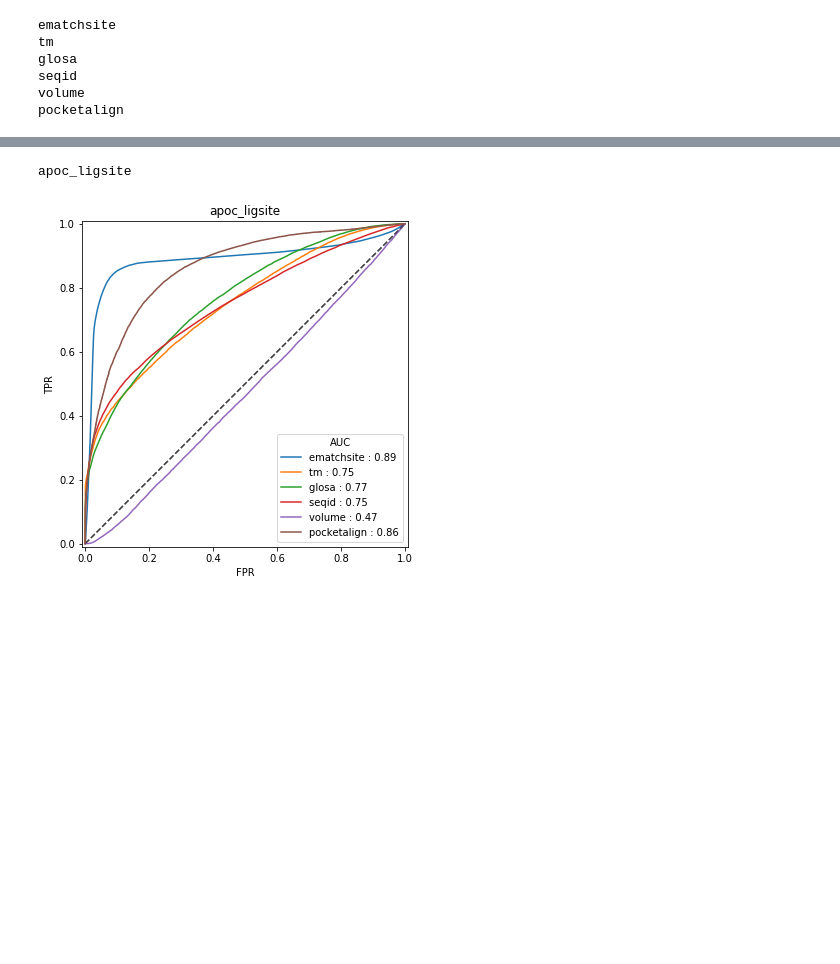
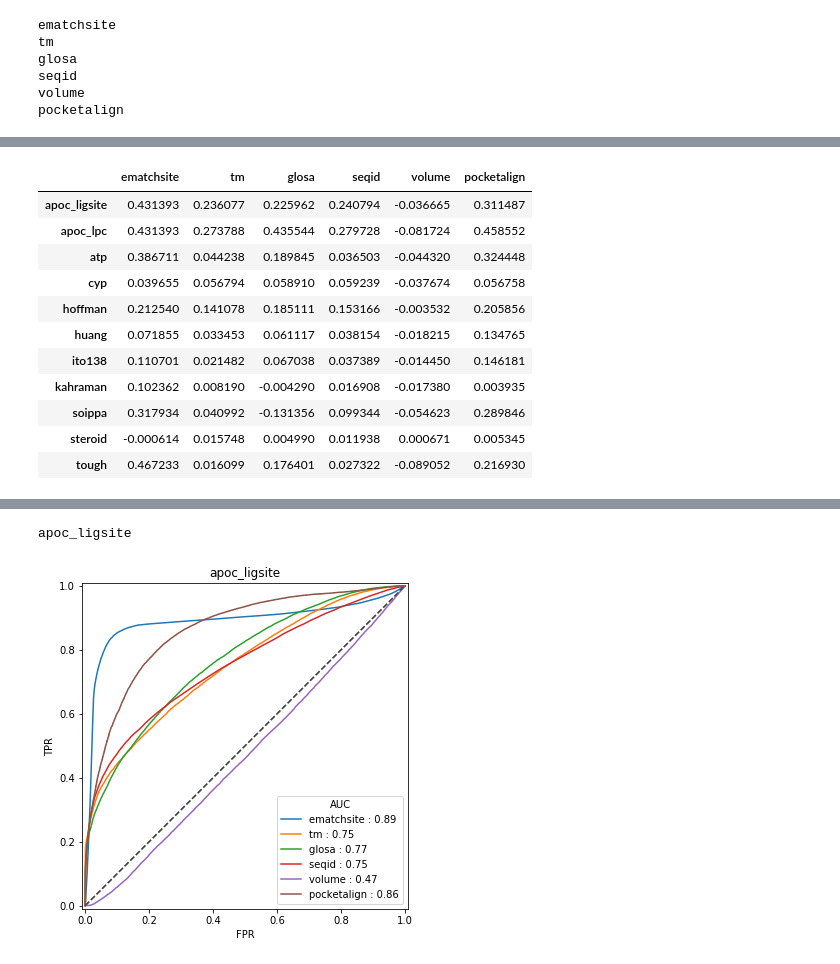
Before and after one commit to CSBG-LSU/Datasets-For-Pocket-Matching, a Jupyter notebook: auc_spider.ipynb, the cells around one changed output, grey strips where cells are left out. Drawn from its saved outputs; the diff is of its cells as text; code cells hidden in the pictures; blank space fills up the shorter version.

```diff
--- a/auc_spider.ipynb
+++ b/auc_spider.ipynb
@@ -3,24 +3,0 @@ import os
-# %%
-data_dir = "data/"
-import os
-
-failed = []
-for fn in os.listdir(data_dir+"tm-seqid"):
-    if fn.endswith("DS_Store") or fn.endswith("txt"): continue
-    with open("./"+data_dir+"tm-seqid/"+fn) as f:
-        print(f.name)
-        tm_s = ""
-        seq_s = ""
-        for i, line in enumerate(f):
-            try:
-                a, b, tm, seq = line.split()
-                tm_s  += "{} {} {}\n".format(a, b, tm)
-                seq_s += "{} {} {}\n".format(a, b, seq)
-            except ValueError:
-                failed.append((fn, line, i))
-                continue
-
-        with open("./"+data_dir+"tm/"+fn.replace("TM-ID","tm").replace("_","-"),"w") as fout:
-            fout.write(tm_s)
-        with open("./"+data_dir+"seqid/"+fn.replace("TM-ID","seq").replace("_","-"),"w") as fout:
-            fout.write(seq_s)
@@ -127,0 +153,15 @@ rocs_df = pd.DataFrame(rocs).T
+# %%
+pvr_auc
+# %% [output]
+|  | ematchsite | tm | glosa | seqid | volume | pocketalign |
+| apoc_ligsite | 0.431393 | 0.236077 | 0.225962 | 0.240794 | -0.036665 | 0.311487 |
+| apoc_lpc | 0.431393 | 0.273788 | 0.435544 | 0.279728 | -0.081724 | 0.458552 |
+| atp | 0.386711 | 0.044238 | 0.189845 | 0.036503 | -0.044320 | 0.324448 |
+| cyp | 0.039655 | 0.056794 | 0.058910 | 0.059239 | -0.037674 | 0.056758 |
+| hoffman | 0.212540 | 0.141078 | 0.185111 | 0.153166 | -0.003532 | 0.205856 |
+| huang | 0.071855 | 0.033453 | 0.061117 | 0.038154 | -0.018215 | 0.134765 |
+| ito138 | 0.110701 | 0.021482 | 0.067038 | 0.037389 | -0.014450 | 0.146181 |
+| kahraman | 0.102362 | 0.008190 | -0.004290 | 0.016908 | -0.017380 | 0.003935 |
+| soippa | 0.317934 | 0.040992 | -0.131356 | 0.099344 | -0.054623 | 0.289846 |
+| steroid | -0.000614 | 0.015748 | 0.004990 | 0.011938 | 0.000671 | 0.005345 |
+| tough | 0.467233 | 0.016099 | 0.176401 | 0.027322 | -0.089052 | 0.216930 |
```
Also changed, not shown: parts of 24 cells of this notebook.
